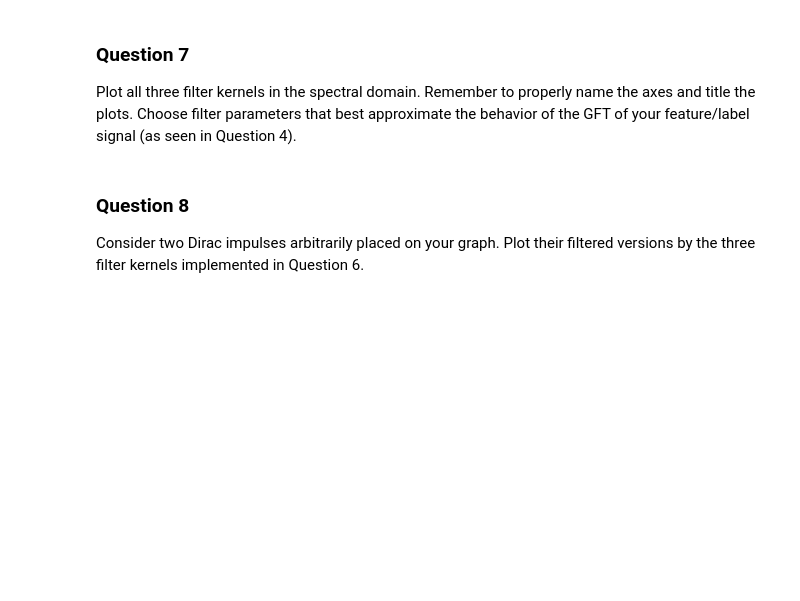
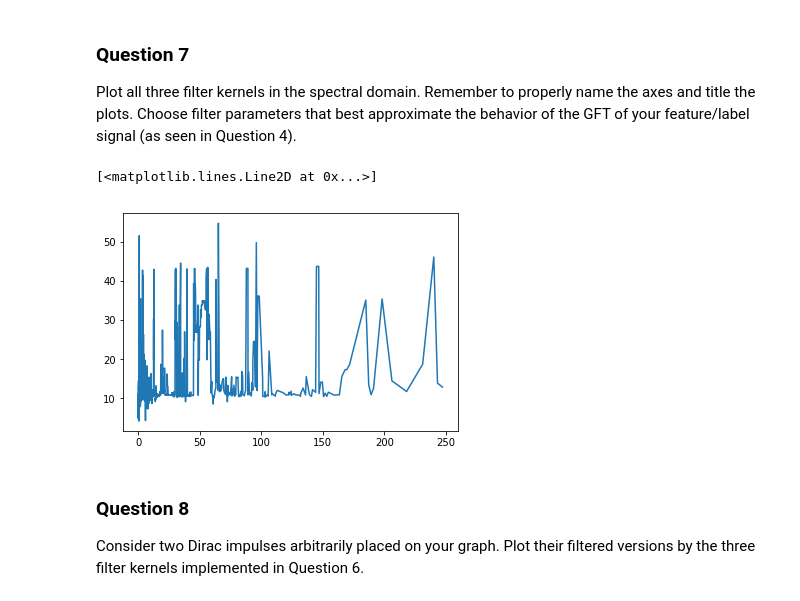
Before and after one commit to dsalathe/group_ntds, a Jupyter notebook: 4_graph_signal_processing.ipynb, the cells around one changed output. Saved outputs shown, nothing was run; the diff lists cells and outputs as text; code cells hidden in the pictures; blank space fills up the shorter version.

```diff
--- a/4_graph_signal_processing.ipynb
+++ b/4_graph_signal_processing.ipynb
@@ -241,14 +252,22 @@ def heat_kernel(e, t):
     return f(e)
 
 def inverse_kernel(e, t):
-    return # Your code here.
+    # CHECK IF THAT'S CORRECT
+    f = np.linalg.inv(np.identity(n_nodes_c) + t*laplacian_c)
+    return f.dot(e)
 
 def rectangle_kernel(e, l_min, l_max):
-    f = np.vectorize(lambda x: 1.0 if x >= l_min & e <= l_max else 0.0)
+    f = np.vectorize(lambda x: 1.0 if x >= l_min and x <= l_max else 0.0)
     return f(e)
 
 def graph_filter(x, kernel, **kwargs):
-    return # Your code here.
+    # CHECK IF THAT'S CORRECT
+    foo = kernel(x, **kwargs)
+
+    diag = np.diag(foo)
+    h_hat = U.dot(diag).dot(U.T)
+
+    return h_hat.dot(x)
 # %% [markdown]
 ### Question 7
 
@@ -258,3 +275,13 @@ Plot all three filter kernels in the spectral domain. Remember to properly name
+# %%
+# Your code here.
+heat = graph_filter(e, heat_kernel,  t=5.0)
+inverse = graph_filter(e, inverse_kernel,  t=1.0)
+rectangle = graph_filter(e, rectangle_kernel,  l_min=0.0, l_max=1.0)
+# %%
+plt.plot(e, heat)
+# %% [output]
+[<matplotlib.lines.Line2D at 0x...>]
+[figure, added]
 # %% [markdown]
 ### Question 8
 
```
Also changed, not shown: parts of 11 cells of this notebook, 2 other files.
